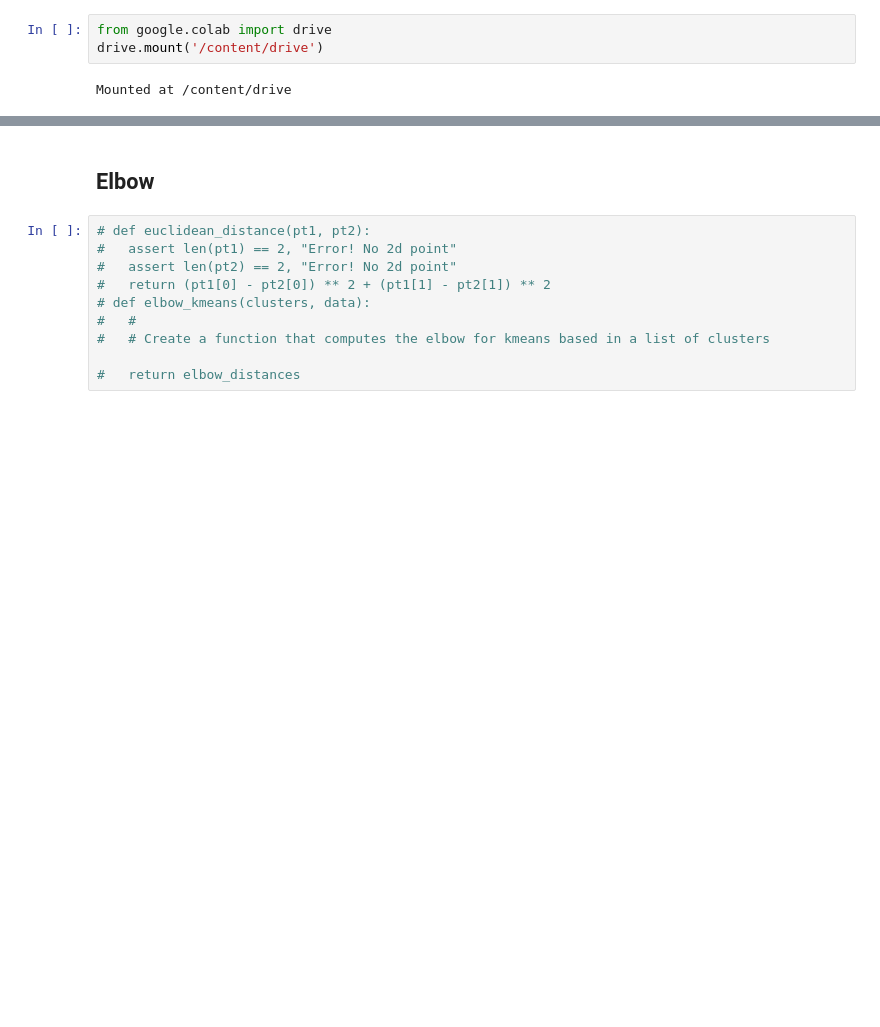
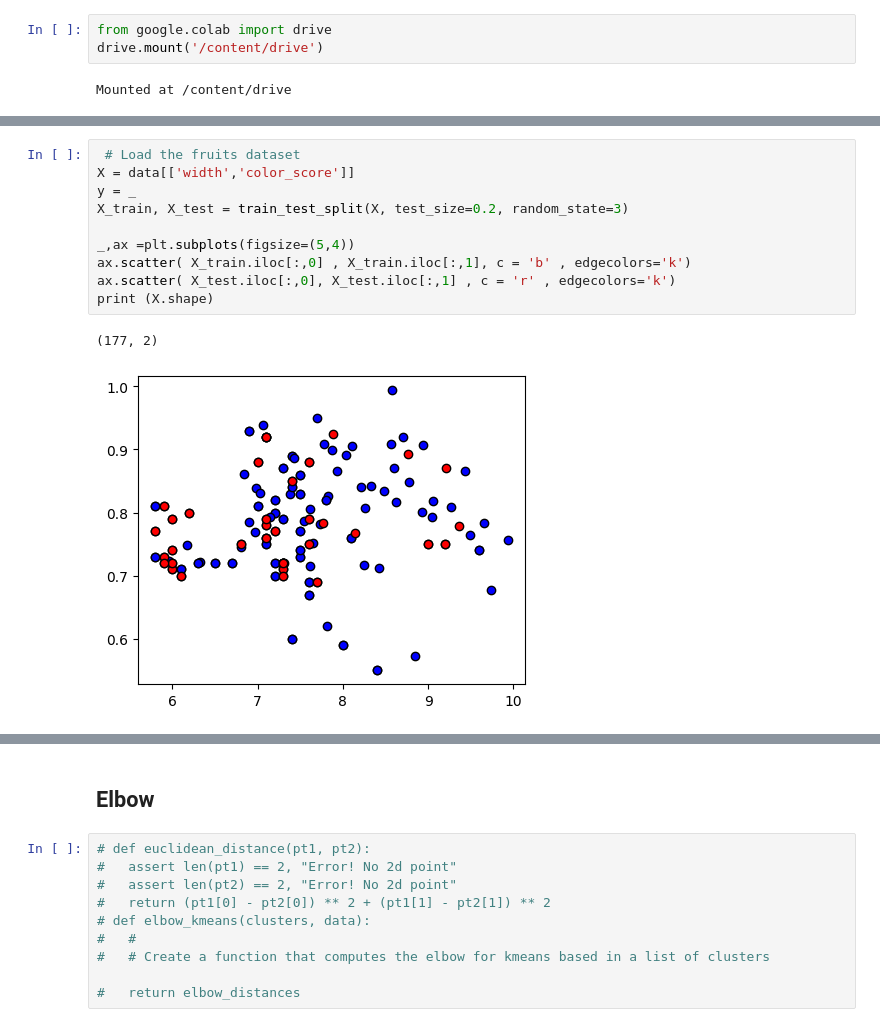
Before and after one commit to Luisa96fernanda/machine_learning, a Jupyter notebook: Sem_06/kmeans_selection.ipynb, the cells around one changed output, grey strips where cells are left out. Drawn from its saved outputs; the diff is of its cells as text; blank space fills up the shorter version.

```diff
--- a/Sem_06/kmeans_selection.ipynb
+++ b/Sem_06/kmeans_selection.ipynb
@@ -125,0 +120,13 @@ Mounted at /content/drive
+# %%
+ # Load the fruits dataset
+X = data[['width','color_score']]
+y = _
+X_train, X_test = train_test_split(X, test_size=0.2, random_state=3)
+
+_,ax =plt.subplots(figsize=(5,4))
+ax.scatter( X_train.iloc[:,0] , X_train.iloc[:,1], c = 'b' , edgecolors='k')
+ax.scatter( X_test.iloc[:,0], X_test.iloc[:,1] , c = 'r' , edgecolors='k')
+print (X.shape)
+# %% [output]
+(177, 2)
+[figure, added]
```
Also changed, not shown: parts of 5 cells of this notebook.
